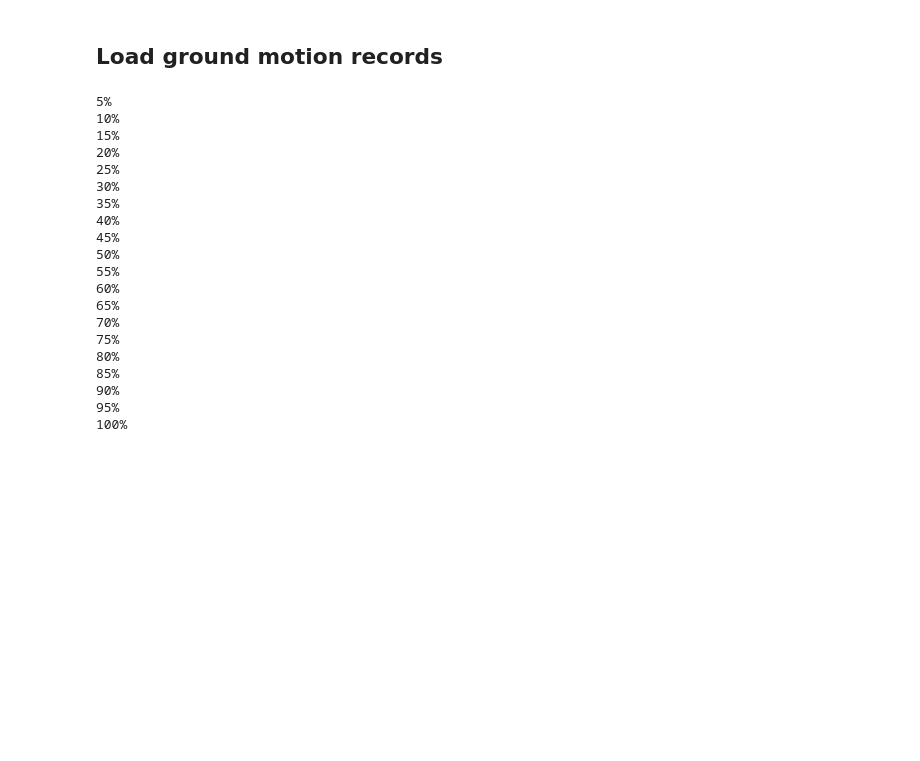
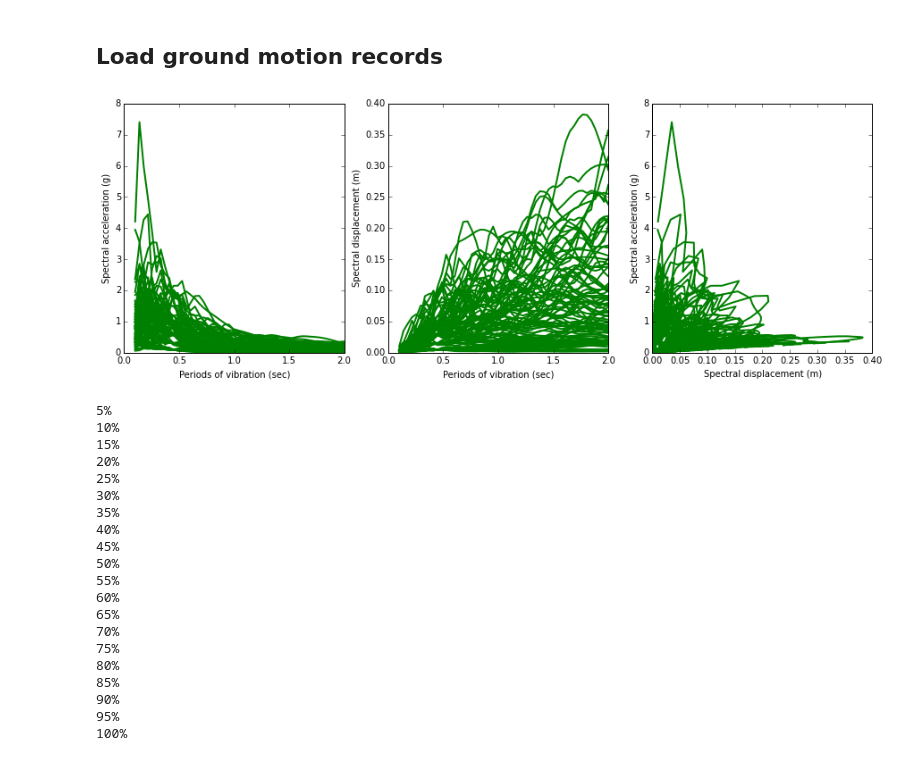
Before and after one commit to GEMScienceTools/rmtk, a Jupyter notebook: rmtk/vulnerability/derivation_fragility/equivalent_linearization/lin_miranda_2008/lin_miranda_2008.ipynb, the cells around one changed output. Saved outputs shown, nothing was run; the diff lists cells and outputs as text; code cells hidden in the pictures; blank space fills up the shorter version.

```diff
--- a/rmtk/vulnerability/derivation_fragility/equivalent_linearization/lin_miranda_2008/lin_miranda_2008.ipynb
+++ b/rmtk/vulnerability/derivation_fragility/equivalent_linearization/lin_miranda_2008/lin_miranda_2008.ipynb
@@ -18,9 +20,11 @@ capacity_curves = utils.read_capacity_curves(capacity_curves_file)
 # %%
 gmrs_folder = '../../../../../../rmtk_data/accelerograms'
 gmrs = utils.read_gmrs(gmrs_folder)
 minT = 0.1
 maxT = 2
-#utils.plot_response_spectra(gmrs,minT,maxT)
+utils.plot_response_spectra(gmrs,minT,maxT)
+# %% [output]
+[figure, added]
 # %%
 import lin_miranda_2008
 
```
Also changed, not shown: parts of 1 cell of this notebook, 15 other files.
